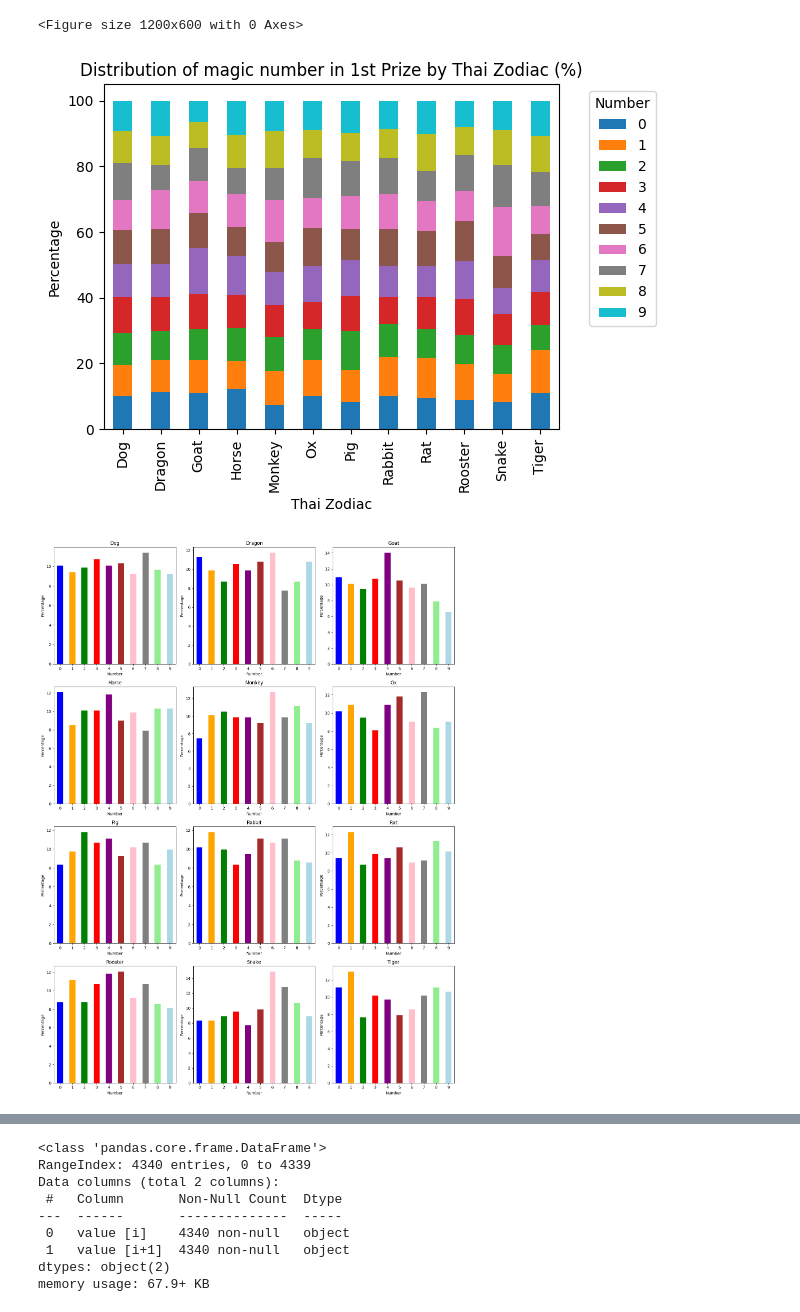
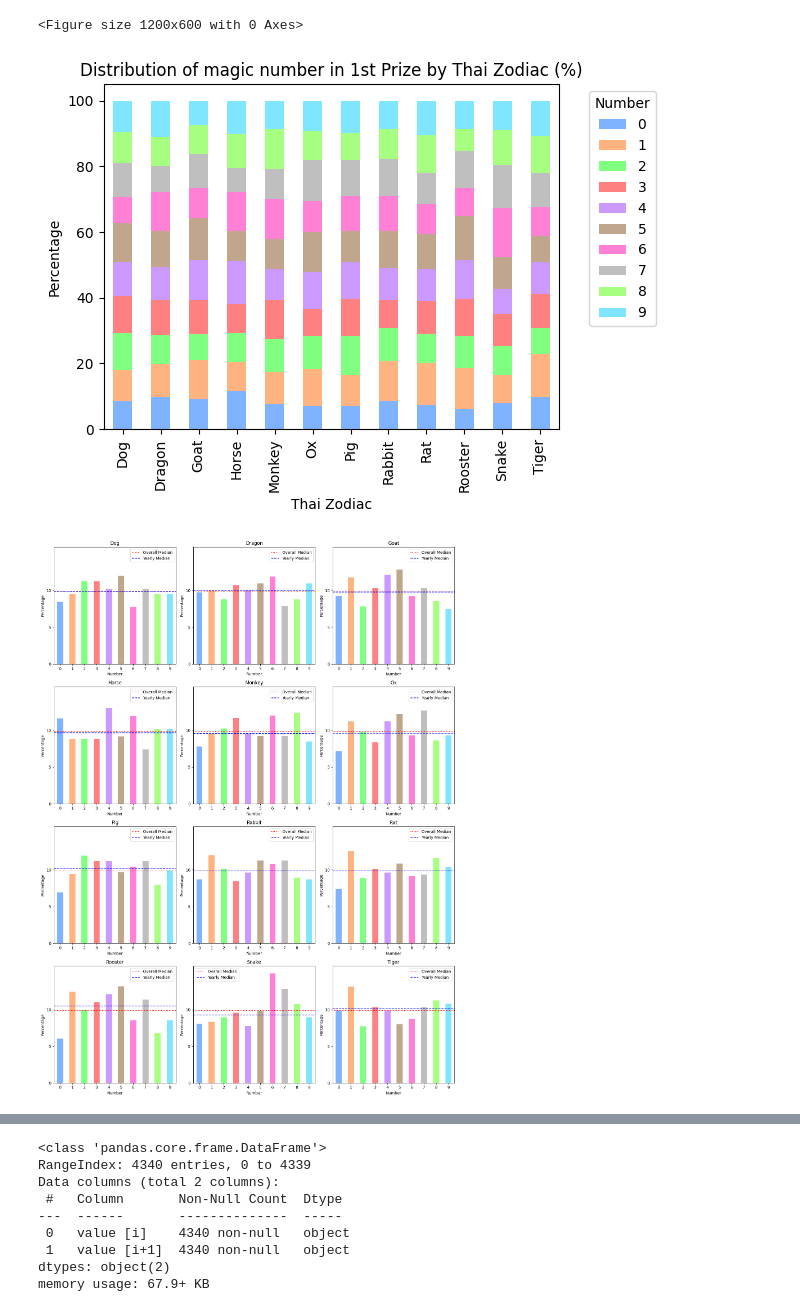
Before and after one commit to tangnatta/AUT461-Thai-Lottery-2025, a Jupyter notebook: eda.ipynb, the cells around one changed output, grey strips where cells are left out. Cells and saved outputs as stored; diff of their text form; code cells hidden in the pictures.

```diff
--- a/eda.ipynb
+++ b/eda.ipynb
@@ -106,9 +279,23 @@ zodiac_digit_counts['percentage'] = zodiac_digit_counts.apply(
 # Create pivot table with percentages for visualization
 pivot_df = zodiac_digit_counts.pivot(index='thai_zodiac', columns='1st_prize_lst', values='percentage')
 
+# Define pastel colors
+number_colors = {
+    '0': '#80B3FF',  # deeper pastel blue
+    '1': '#FFB380',  # deeper pastel orange
+    '2': '#80FF80',  # deeper pastel green
+    '3': '#FF8080',  # deeper pastel red
+    '4': '#CC99FF',  # deeper pastel purple
+    '5': '#BFA68C',  # deeper pastel brown
+    '6': '#FF80D4',  # deeper pastel pink
+    '7': '#BFBFBF',  # deeper pastel grey
+    '8': '#A6FF80',  # deeper pastel light green
+    '9': '#80E5FF'   # deeper pastel light blue
+}
+
 # Plot
 plt.figure(figsize=(12, 6))
-pivot_df.plot(kind='bar', stacked=True)
+pivot_df.plot(kind='bar', stacked=True, color=[number_colors[str(i)] for i in range(10)])
 plt.title('Distribution of magic number in 1st Prize by Thai Zodiac (%)')
 plt.xlabel('Thai Zodiac')
 plt.ylabel('Percentage')
@@ -116,36 +303,44 @@ plt.legend(title='Number', bbox_to_anchor=(1.05, 1))
 plt.tight_layout()
 # %% [output]
 <Figure size 1200x600 with 0 Axes>
-[figure, old version]
+[figure, new version]
 # %%
-# Define colors for each number (0-9)
-number_colors = {
-    '0': 'blue',
-    '1': 'orange',
-    '2': 'green',
-    '3': 'red',
-    '4': 'purple',
-    '5': 'brown',
-    '6': 'pink',
-    '7': 'grey',
-    '8': 'lightgreen',
-    '9': 'lightblue'
-}
+# Calculate the median percentage for each number across all zodiac signs
+median_by_number = pivot_df.median()
 
 # Create a figure with subplots
 fig, axes = plt.subplots(4, 3, figsize=(15, 20))
 axes = axes.ravel()
 
 # Plot each zodiac sign in a separate subplot
 for idx, zodiac in enumerate(pivot_df.index):
     data = pivot_df.loc[zodiac]
+
+    # Plot bars
     bars = data.plot(kind='bar', ax=axes[idx], color=[number_colors[str(i)] for i in range(10)])
+
+    # Add overall median line
+    axes[idx].axhline(y=median_by_number.mean(), color='red', linestyle=':', label='Overall Median')
+
+    # Add yearly median line
+    yearly_median = data.median()
+    axes[idx].axhline(y=yearly_median, color='blue', linestyle='--', label='Yearly Median')
+
     axes[idx].set_title(f'{zodiac}')
     axes[idx].set_xlabel('Number')
     axes[idx].set_ylabel('Percentage')
     axes[idx].tick_params(axis='x', rotation=0)
 
+    # Add legend for both lines
+    axes[idx].legend(['Overall Median', 'Yearly Median'])
+
+# Set y-axis limits to be the same for all subplots
+y_max = pivot_df.values.max() + 1
+for ax in axes:
+    ax.set_ylim(0, y_max)
+    ax.set_yticks(range(0, int(y_max), 5))
+
 plt.tight_layout()
 plt.show()
 # %% [output]
-[figure, old version]
+[figure, new version]
```
Also changed, not shown: parts of 33 cells of this notebook, 5 other files.
